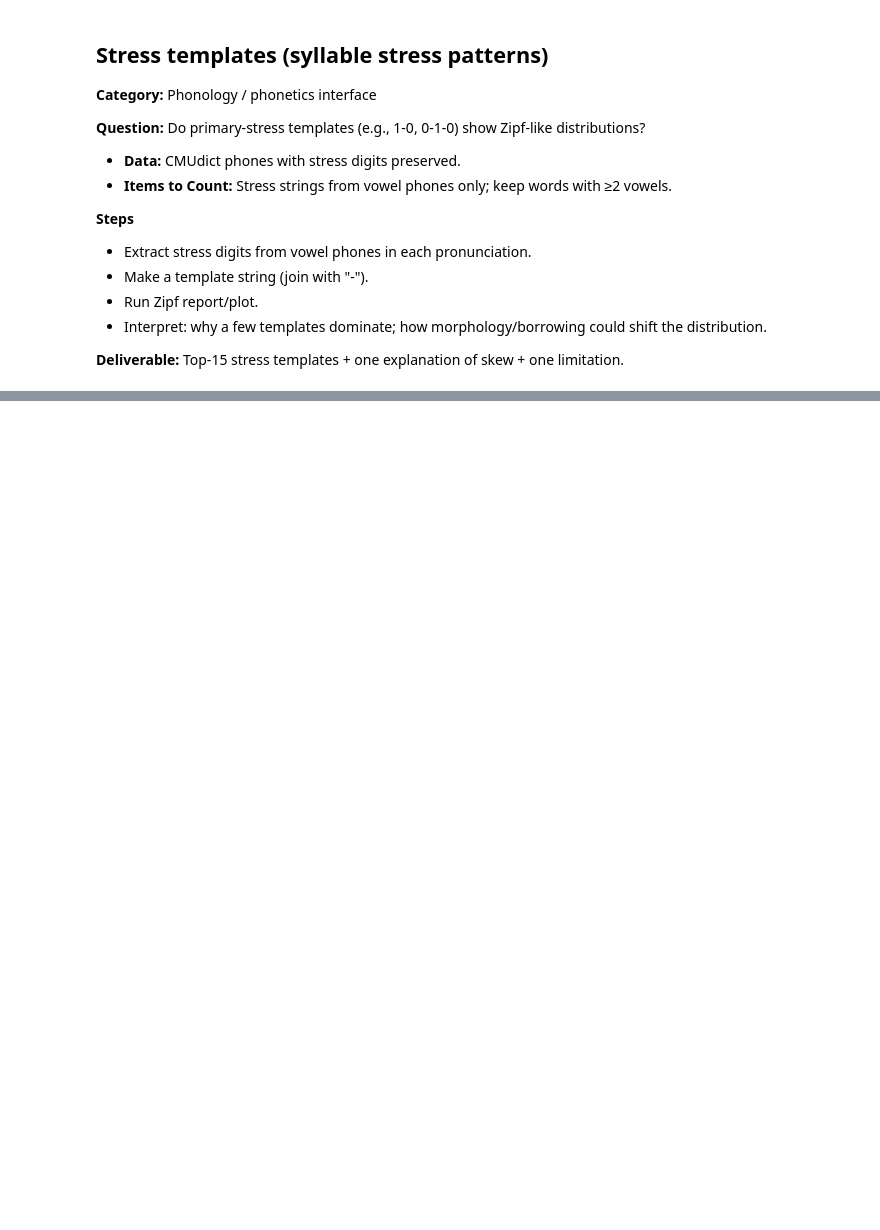
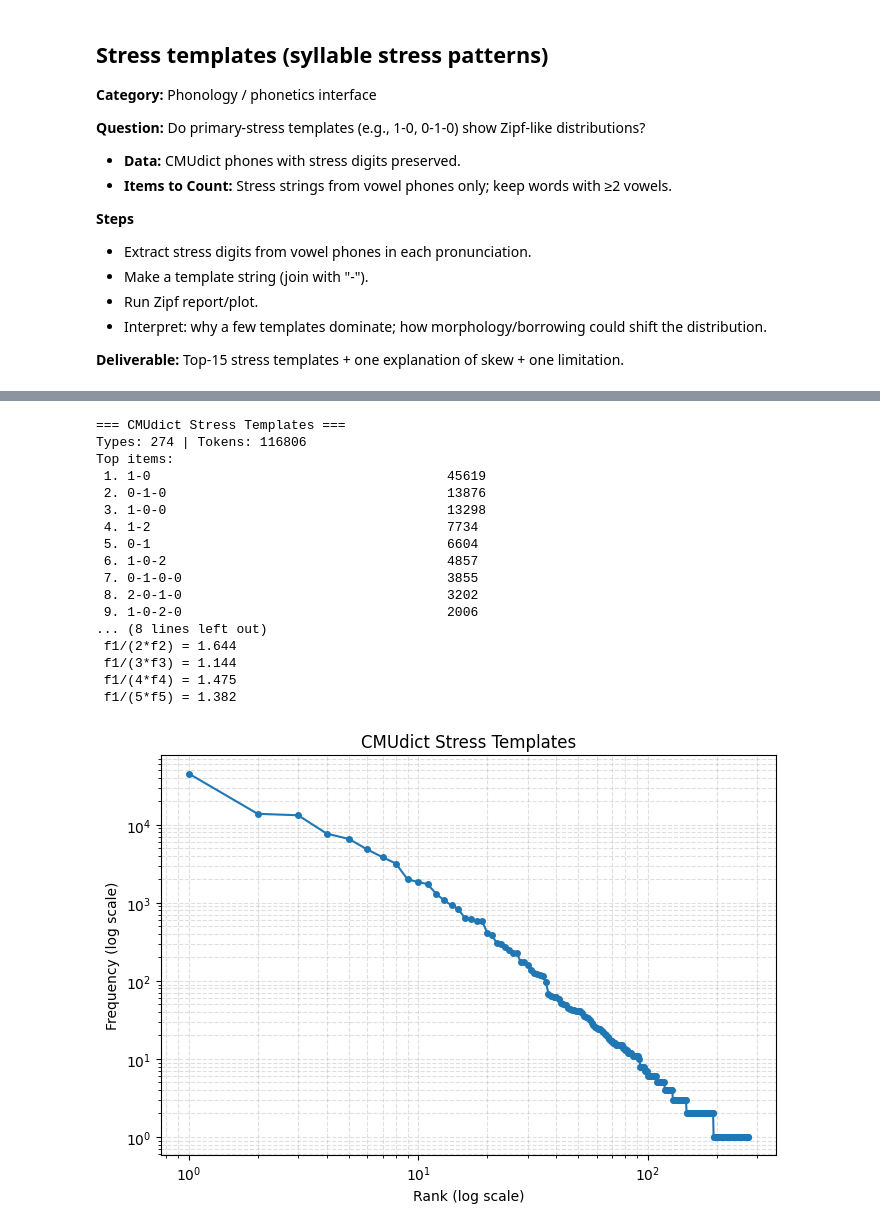
Before and after one commit to rumihoney/zipfs-law-hackathon, a Jupyter notebook: 05_phonetics_phonology/prompt_11_syllable_stress.ipynb, the cells around one changed output, grey strips where cells are left out. Drawn from its saved outputs; the diff is of its cells as text; code cells hidden in the pictures; blank space fills up the shorter version.

```diff
--- a/05_phonetics_phonology/prompt_11_syllable_stress.ipynb
+++ b/05_phonetics_phonology/prompt_11_syllable_stress.ipynb
@@ -48,18 +48,18 @@ def zipf_quick_report(items, title="", topn=15):
     return ranked
 
 # Optional plotting cell (instructor can pre-enable if matplotlib is available)
-def zipf_plot(ranked, n=1000, title="Top 1000 _______"):
+def zipf_plot(ranked, n=1000, title="Zipf Plot"):
     import matplotlib.pyplot as plt
     ranks = list(range(1, min(n, len(ranked)) + 1))
     freqs = [ranked[i - 1][1] for i in ranks]
     plt.figure(figsize=(7, 5))
-    plt.loglog(ranks,freqs,marker='o',linestyle='-',markersize=4)
+    plt.loglog(ranks, freqs, marker='o', linestyle='-', markersize=4)
     plt.xlabel("Rank (log scale)")
     plt.ylabel("Frequency (log scale)")
-    plt.title("Zipf Plot of CMUdict Phoneme Frequencies")
+    plt.title(title)
     plt.grid(True, which="both", linestyle="--", alpha=0.4)
     plt.tight_layout()
     plt.show()
 # %%
-# Load CMUdict entries
-entries = cmudict.entries()
+# load the phonetic dictionary (scaffold)
+cmu_dict = cmudict.dict()
@@ -65,0 +82,13 @@ entries = cmudict.entries()
+# %%
+# test get_stress_template function
+test_stress_digits = [
+    ["AH0", "B", "AW1", "T"],
+    ["AE2", "K", "AH0", "D", "EH1", "M", "IH0", "K"],
+    ["K", "AE1", "T"],
+    ["P", "ER0", "M", "IH1", "T"]
+]
+
+for phones in test_stress_digits:
+    print(phones)
+    print(get_stress_template(phones))
+    print()
@@ -65,0 +107,37 @@ entries = cmudict.entries()
+# %%
+# collect stress templates
+stress_templates = []
+
+for word in cmu_dict:
+    pronunciations = cmu_dict[word]
+
+    for phones in pronunciations:
+        template = get_stress_template(phones)
+
+        if template != "":
+            stress_templates.append(template)
+# %%
+zipf_quick_report(stress_templates, title="CMUdict Stress Templates")
+
+ranked_templates = zipf_prep(stress_templates)
+
+zipf_plot(ranked_templates, title="CMUdict Stress Templates")
+# %% [output]
+=== CMUdict Stress Templates ===
+Types: 274 | Tokens: 116806
+Top items:
+ 1. 1-0                                      45619
+ 2. 0-1-0                                    13876
+ 3. 1-0-0                                    13298
+ 4. 1-2                                      7734
+ 5. 0-1                                      6604
+ 6. 1-0-2                                    4857
+ 7. 0-1-0-0                                  3855
+ 8. 2-0-1-0                                  3202
+ 9. 1-0-2-0                                  2006
+... (8 lines left out)
+ f1/(2*f2) = 1.644
+ f1/(3*f3) = 1.144
+ f1/(4*f4) = 1.475
+ f1/(5*f5) = 1.382
+[figure, added]
```
Also changed, not shown: parts of 2 cells of this notebook, 1 other file.
